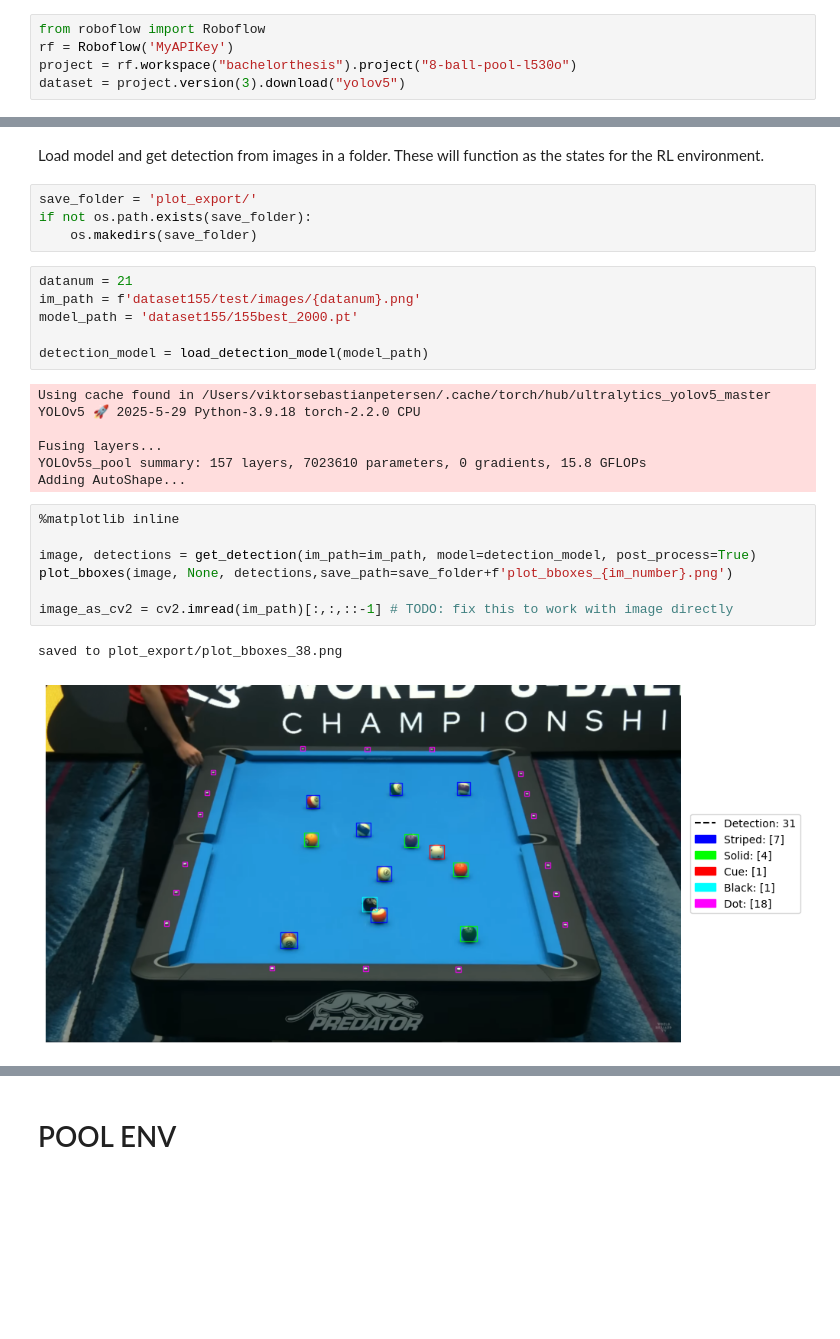
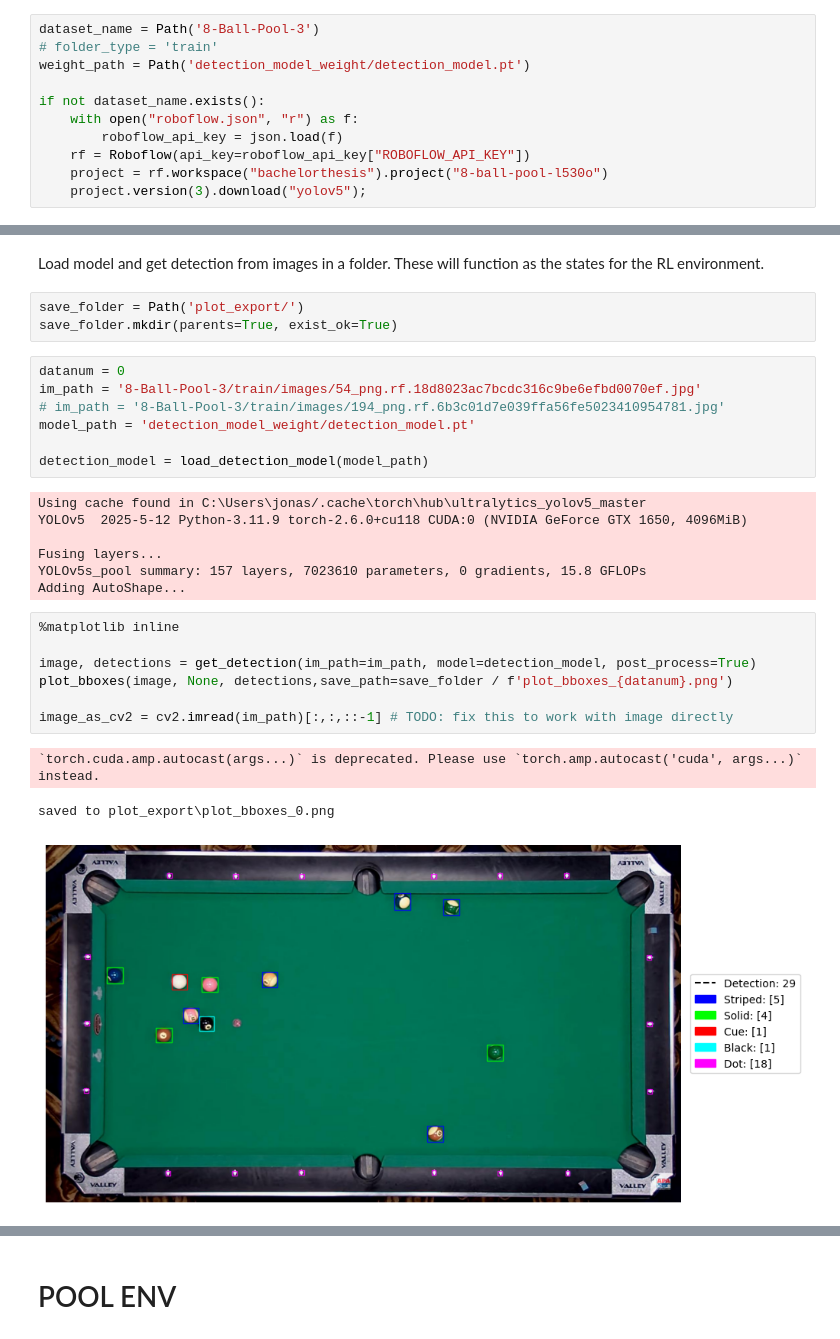
Before and after one commit to viktorseba/pix2pockets, a Jupyter notebook: pix2pockets_demo.ipynb, the cells around one changed output, grey strips where cells are left out. Cells and saved outputs as stored; diff of their text form; blank space fills up the shorter version.

```diff
--- a/pix2pockets_demo.ipynb
+++ b/pix2pockets_demo.ipynb
@@ -24,5 +29,11 @@ from auxillary.detection import load_detection_model,get_detection,helper_plot_b
 # %%
-from roboflow import Roboflow
-rf = Roboflow('MyAPIKey')
-project = rf.workspace("bachelorthesis").project("8-ball-pool-l530o")
-dataset = project.version(3).download("yolov5")
+dataset_name = Path('8-Ball-Pool-3')
+# folder_type = 'train'
+weight_path = Path('detection_model_weight/detection_model.pt')
+
+if not dataset_name.exists():
+    with open("roboflow.json", "r") as f:
+        roboflow_api_key = json.load(f)
+    rf = Roboflow(api_key=roboflow_api_key["ROBOFLOW_API_KEY"])
+    project = rf.workspace("bachelorthesis").project("8-ball-pool-l530o")
+    project.version(3).download("yolov5");
@@ -94,18 +94,18 @@ saved to plot_export/plot_bboxes_38.png
 # %% [markdown]
 Load model and get detection from images in a folder. These will function as the states for the RL environment.
 # %%
-save_folder = 'plot_export/'
-if not os.path.exists(save_folder):
-    os.makedirs(save_folder)
+save_folder = Path('plot_export/')
+save_folder.mkdir(parents=True, exist_ok=True)
 # %%
-datanum = 21
-im_path = f'dataset155/test/images/{datanum}.png'
-model_path = 'dataset155/155best_2000.pt'
+datanum = 0
+im_path = '8-Ball-Pool-3/train/images/54_png.rf.18d8023ac7bcdc316c9be6efbd0070ef.jpg'
+# im_path = '8-Ball-Pool-3/train/images/194_png.rf.6b3c01d7e039ffa56fe5023410954781.jpg'
+model_path = 'detection_model_weight/detection_model.pt'
 
 detection_model = load_detection_model(model_path)
 # %% [output]
-Using cache found in /Users/viktorsebastianpetersen/.cache/torch/hub/ultralytics_yolov5_master
-YOLOv5 🚀 2025-5-29 Python-3.9.18 torch-2.2.0 CPU
+Using cache found in C:\Users\jonas/.cache\torch\hub\ultralytics_yolov5_master
+YOLOv5  2025-5-12 Python-3.11.9 torch-2.6.0+cu118 CUDA:0 (NVIDIA GeForce GTX 1650, 4096MiB)
 
 Fusing layers...
 YOLOv5s_pool summary: 157 layers, 7023610 parameters, 0 gradients, 15.8 GFLOPs
@@ -113,13 +113,14 @@ Adding AutoShape...
 # %%
 %matplotlib inline
 
 image, detections = get_detection(im_path=im_path, model=detection_model, post_process=True)
-plot_bboxes(image, None, detections,save_path=save_folder+f'plot_bboxes_{im_number}.png')
+plot_bboxes(image, None, detections,save_path=save_folder / f'plot_bboxes_{datanum}.png')
 
 image_as_cv2 = cv2.imread(im_path)[:,:,::-1] # TODO: fix this to work with image directly
 # %% [output]
-saved to plot_export/plot_bboxes_38.png
+`torch.cuda.amp.autocast(args...)` is deprecated. Please use `torch.amp.autocast('cuda', args...)` instead.
+saved to plot_export\plot_bboxes_0.png
-[figure, old version]
+[figure, new version]
 # %%
 %matplotlib inline
 # Use HomographyMapping to extract lines and convert to RL environment format
```
Also changed, not shown: parts of 29 cells of this notebook, 13 other files.
